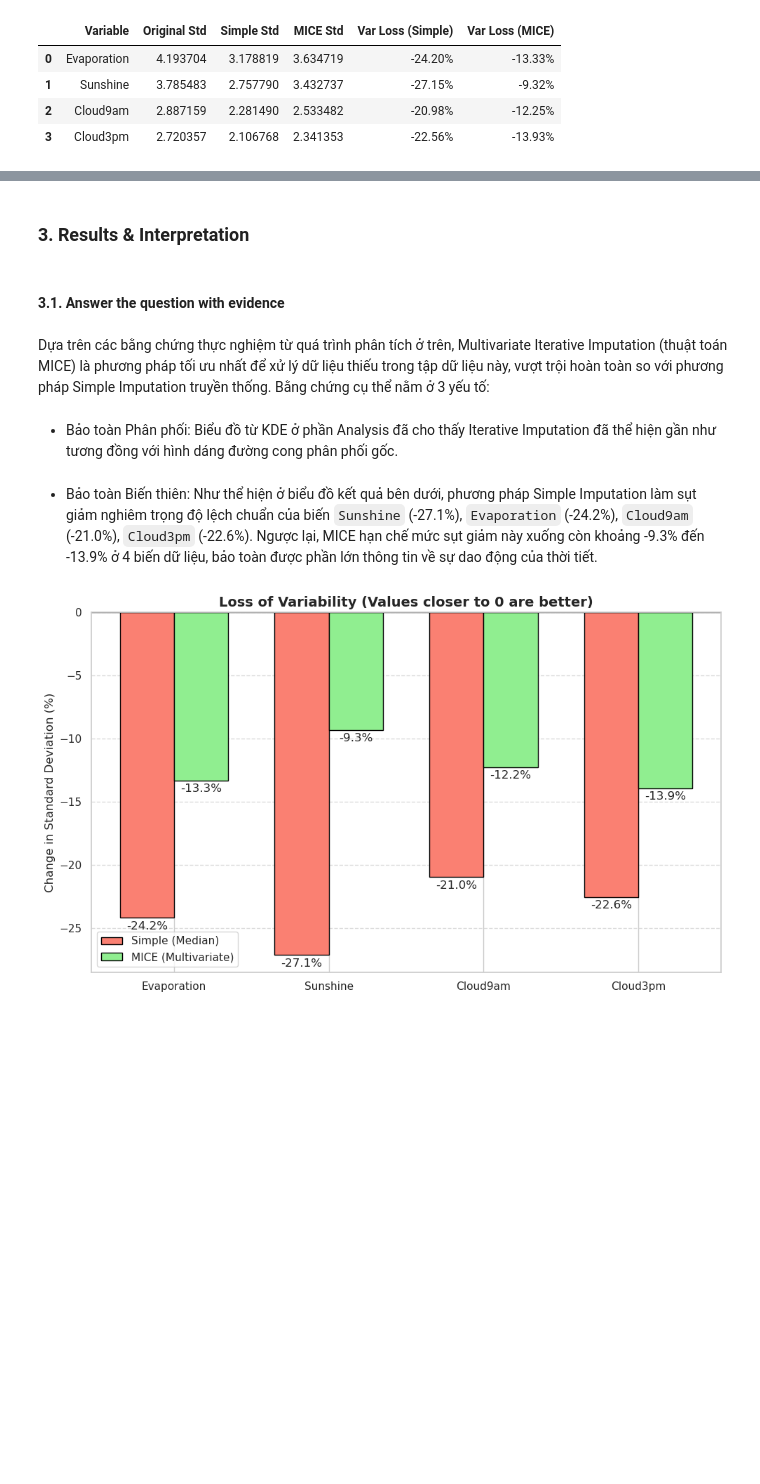
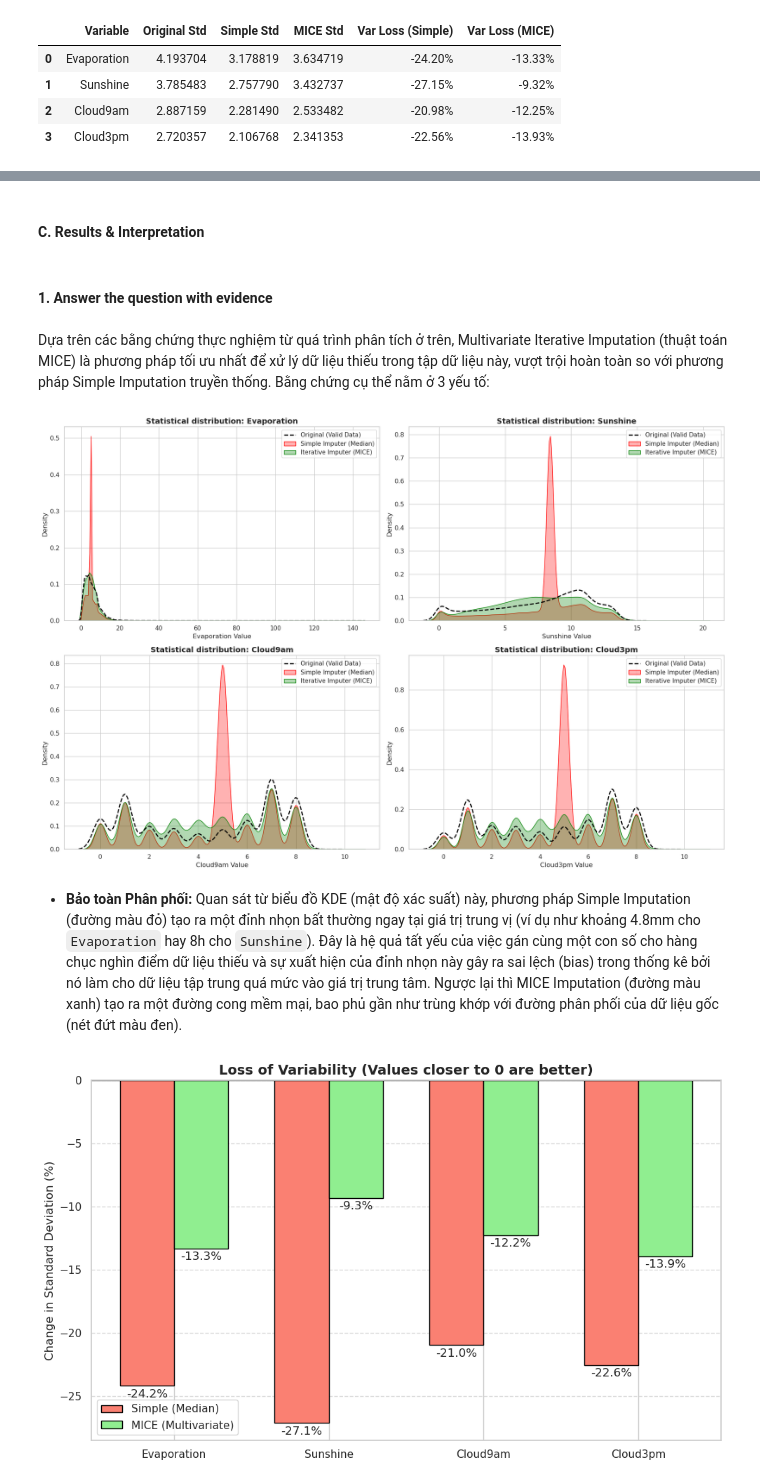
Before and after one commit to ThanhChuong12/Prog4DS-Final-Project, a Jupyter notebook: notebooks/Question5.ipynb, the cells around one changed output, grey strips where cells are left out. Saved outputs shown, nothing was run; the diff lists cells and outputs as text; code cells hidden in the pictures; blank space fills up the shorter version.

Commit message:
Update Question5

```diff
--- a/notebooks/Question5.ipynb
+++ b/notebooks/Question5.ipynb
@@ -113,27 +121,28 @@ Kết quả cho thấy công việc xử lý missing values thành công khi kh
 # %%
-sns.set(style="whitegrid")
-fig, axes = plt.subplots(2, 2, figsize=(18, 12))
+def distribution_preservation(cols_missing, df_weather_subset, df_weather_simple, df_weather_mice):
+    sns.set(style="whitegrid")
+    fig, axes = plt.subplots(2, 2, figsize=(18, 12))
 
-axes = axes.flatten()
+    axes = axes.flatten()
 
-for i, feature in enumerate(cols_missing):
-    ax = axes[i]
+    for i, feature in enumerate(cols_missing):
+        ax = axes[i]
 
-    # Plot Original Data
-    sns.kdeplot(df_weather_subset[feature].dropna(), ax=ax,
-                color='black', linestyle='--', linewidth=2, label='Original (Valid Data)')
+        # Plot Original Data
+        sns.kdeplot(df_weather_subset[feature].dropna(), ax=ax,
+                    color='black', linestyle='--', linewidth=2, label='Original (Valid Data)')
 
-    # Plot Simple Imputation (Median)
-    sns.kdeplot(df_weather_simple[feature], ax=ax,
-                color='red', fill=True, alpha=0.3, label='Simple Imputer (Median)')
+        # Plot Simple Imputation (Median)
+        sns.kdeplot(df_weather_simple[feature], ax=ax,
+                    color='red', fill=True, alpha=0.3, label='Simple Imputer (Median)')
 
-    # Plot Iterative Imputation (MICE)
-    sns.kdeplot(df_weather_mice[feature], ax=ax,
-                color='green', fill=True, alpha=0.3, label='Iterative Imputer (MICE)')
+        # Plot Iterative Imputation (MICE)
+        sns.kdeplot(df_weather_mice[feature], ax=ax,
+                    color='green', fill=True, alpha=0.3, label='Iterative Imputer (MICE)')
 
-    ax.set_title(f'Statistical distribution: {feature}', fontsize=14, fontweight='bold')
-    ax.set_xlabel(f'{feature} Value')
-    ax.legend(loc='upper right')
+        ax.set_title(f'Statistical distribution: {feature}', fontsize=14, fontweight='bold')
+        ax.set_xlabel(f'{feature} Value')
+        ax.legend(loc='upper right')
 
-plt.tight_layout()
-plt.show()
+    plt.tight_layout()
+    plt.show()
@@ -190,13 +193,15 @@ Correlation Coefficient between Evaporation và MaxTemp
 # %% [markdown]
-### 3. Results & Interpretation
+#### **C. Results & Interpretation**
 # %% [markdown]
-#### 3.1. Answer the question with evidence
+#### **1. Answer the question with evidence**
 # %% [markdown]
 Dựa trên các bằng chứng thực nghiệm từ quá trình phân tích ở trên, Multivariate Iterative Imputation (thuật toán MICE) là phương pháp tối ưu nhất để xử lý dữ liệu thiếu trong tập dữ liệu này, vượt trội hoàn toàn so với phương pháp Simple Imputation truyền thống. Bằng chứng cụ thể nằm ở 3 yếu tố:
+# %%
+distribution_preservation(cols_missing, df_weather_subset, df_weather_simple, df_weather_mice)
+# %% [output]
+[figure, added]
 # %% [markdown]
-* Bảo toàn Phân phối: Biểu đồ từ KDE ở phần Analysis đã cho thấy Iterative Imputation đã thể hiện gần như tương đồng với hình dáng đường cong phân phối gốc.
+* **Bảo toàn Phân phối:** Quan sát từ biểu đồ KDE (mật độ xác suất) này, phương pháp Simple Imputation (đường màu đỏ) tạo ra một đỉnh nhọn bất thường ngay tại giá trị trung vị (ví dụ như khoảng 4.8mm cho `Evaporation` hay 8h cho `Sunshine`). Đây là hệ quả tất yếu của việc gán cùng một con số cho hàng chục nghìn điểm dữ liệu thiếu và sự xuất hiện của đỉnh nhọn này gây ra sai lệch (bias) trong thống kê bởi nó làm cho dữ liệu tập trung quá mức vào giá trị trung tâm. Ngược lại thì MICE Imputation (đường màu xanh) tạo ra một đường cong mềm mại, bao phủ gần như trùng khớp với đường phân phối của dữ liệu gốc (nét đứt màu đen).
-# %% [markdown]
-* Bảo toàn Biến thiên: Như thể hiện ở biểu đồ kết quả bên dưới, phương pháp Simple Imputation làm sụt giảm nghiêm trọng độ lệch chuẩn của biến `Sunshine` (-27.1%), `Evaporation` (-24.2%), `Cloud9am` (-21.0%), `Cloud3pm` (-22.6%). Ngược lại, MICE hạn chế mức sụt giảm này xuống còn khoảng -9.3% đến -13.9% ở 4 biến dữ liệu, bảo toàn được phần lớn thông tin về sự dao động của thời tiết.
 # %%
 loss_simple = df_variance_stats['Var Loss (Simple)'].to_numpy()
 loss_simple = np.char.rstrip(loss_simple.astype(str), '%').astype(float)
```
Also changed, not shown: parts of 33 cells of this notebook.
